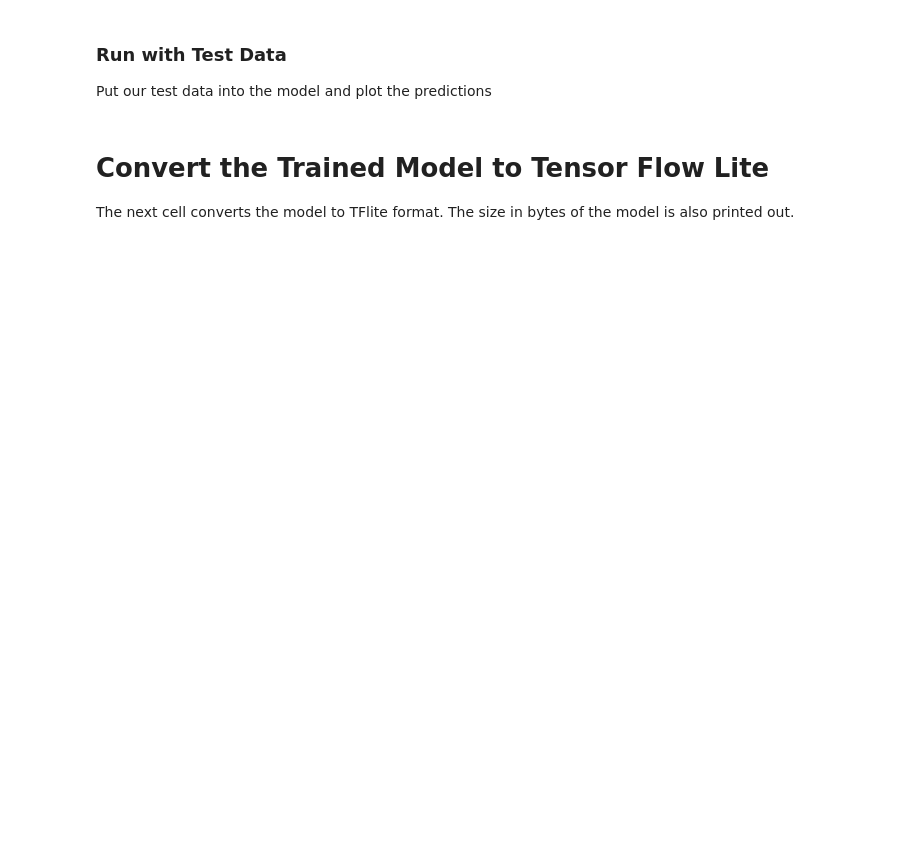
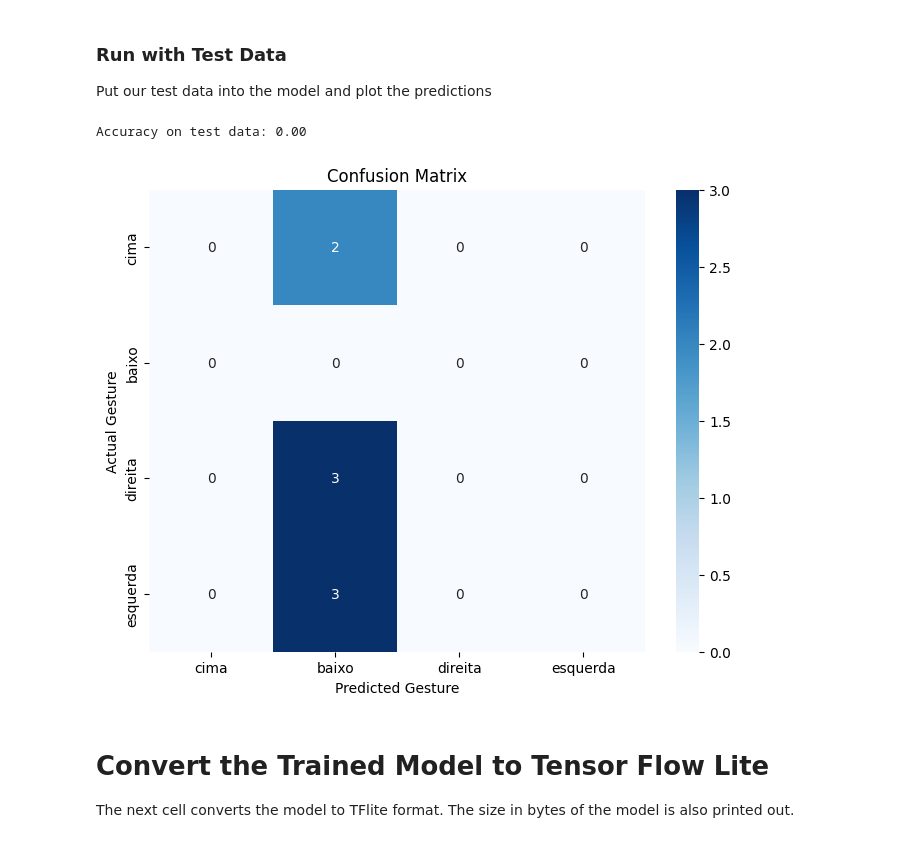
Before and after one commit to Dantesys/xiao-nrf52840-teste, a Jupyter notebook: GestureToEmoji/arduino_tinyml_workshop.ipynb, the cells around one changed output. Saved outputs shown, nothing was run; the diff lists cells and outputs as text; code cells hidden in the pictures; blank space fills up the shorter version.

```diff
--- a/GestureToEmoji/arduino_tinyml_workshop.ipynb
+++ b/GestureToEmoji/arduino_tinyml_workshop.ipynb
@@ -282,26 +292,34 @@ plt.show()
 # %% [markdown]
 ### Run with Test Data
 Put our test data into the model and plot the predictions
-# %%
-# use the model to predict the test inputs
-predictions = model.predict(inputs_test)
-
-# print the predictions and the expected ouputs
-print("predictions =\n", np.round(predictions, decimals=3))
-print("actual =\n", outputs_test)
-
-# Plot the predictions along with to the test data
-plt.clf()
-plt.title('Test data predicted vs actual values')
-
-# Plot actual vs predicted for each gesture
-for i in range(NUM_GESTURES):
-  plt.scatter(outputs_test[:, i], predictions[:, i], label=GESTURES[i])
-
-plt.xlabel('Actual')
-plt.ylabel('Predicted')
-plt.legend()
-plt.show()
+# %%
+from sklearn.metrics import confusion_matrix, accuracy_score
+import seaborn as sns
+import matplotlib.pyplot as plt
+import numpy as np
+
+# Get the predicted gesture index for each test input
+predicted_indices = np.argmax(predictions, axis=1)
+# Get the actual gesture index for each test input
+actual_indices = np.argmax(outputs_test, axis=1)
+
+# Calculate the accuracy
+accuracy = accuracy_score(actual_indices, predicted_indices)
+print(f"Accuracy on test data: {accuracy:.2f}")
+
+# Generate the confusion matrix
+cm = confusion_matrix(actual_indices, predicted_indices)
+
+# Plot the confusion matrix
+plt.figure(figsize=(8, 6))
+sns.heatmap(cm, annot=True, fmt='d', cmap='Blues', xticklabels=GESTURES, yticklabels=GESTURES)
+plt.xlabel('Predicted Gesture')
+plt.ylabel('Actual Gesture')
+plt.title('Confusion Matrix')
+plt.show()
+# %% [output]
+Accuracy on test data: 0.00
+[figure, added]
 # %% [markdown]
 # Convert the Trained Model to Tensor Flow Lite
 
```
Also changed, not shown: parts of 9 cells of this notebook.
